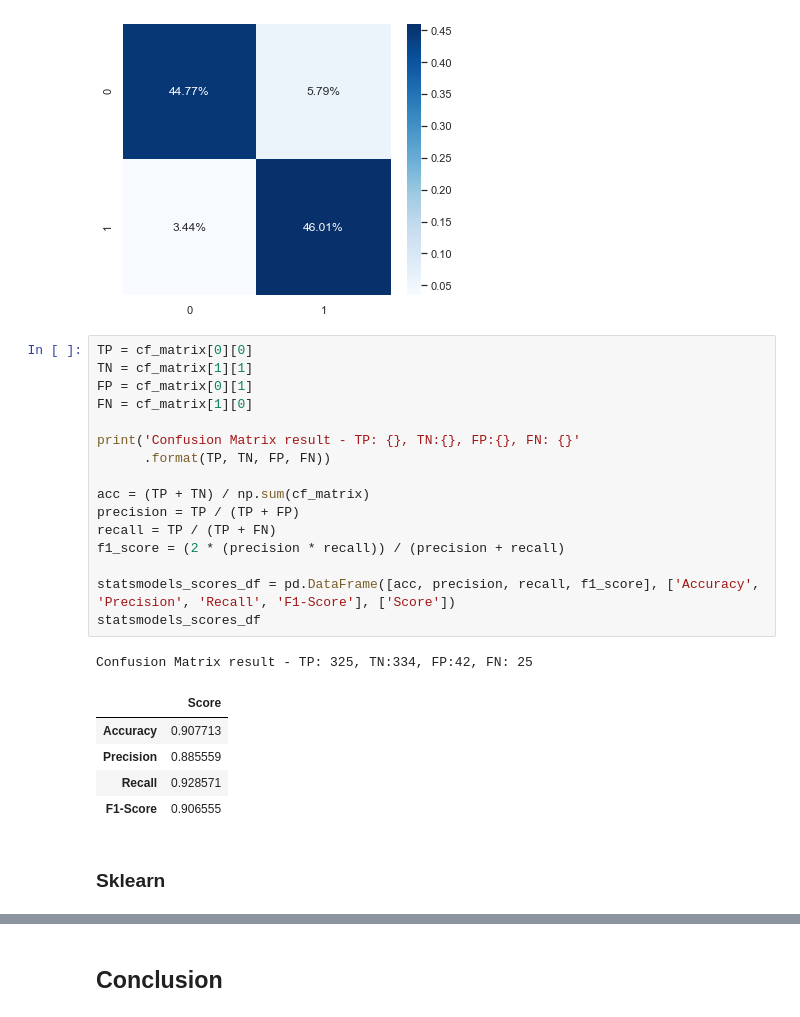
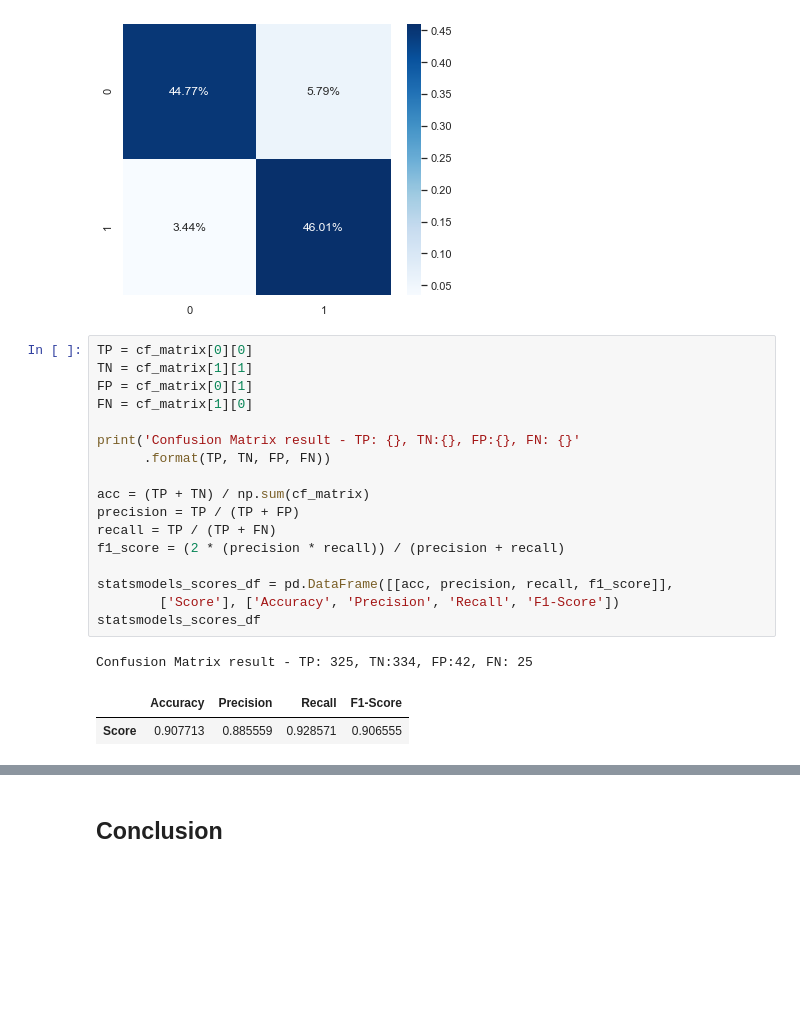
Before and after one commit to quickheaven/scs-3251-statistics-for-data-science, a Jupyter notebook: project_spambase_nb.ipynb, the cells around one changed output, grey strips where cells are left out. Drawn from its saved outputs; the diff is of its cells as text; blank space fills up the shorter version.

```diff
--- a/project_spambase_nb.ipynb
+++ b/project_spambase_nb.ipynb
@@ -284,25 +316,21 @@ sns.heatmap(cf_matrix / np.sum(cf_matrix), annot=True, fmt='.2%', cmap='Blues')
 # %%
 TP = cf_matrix[0][0]
 TN = cf_matrix[1][1]
 FP = cf_matrix[0][1]
 FN = cf_matrix[1][0]
 
 print('Confusion Matrix result - TP: {}, TN:{}, FP:{}, FN: {}'
       .format(TP, TN, FP, FN))
 
 acc = (TP + TN) / np.sum(cf_matrix)
 precision = TP / (TP + FP)
 recall = TP / (TP + FN)
 f1_score = (2 * (precision * recall)) / (precision + recall)
 
-statsmodels_scores_df = pd.DataFrame([acc, precision, recall, f1_score], ['Accuracy', 'Precision', 'Recall', 'F1-Score'], ['Score'])
+statsmodels_scores_df = pd.DataFrame([[acc, precision, recall, f1_score]],
+        ['Score'], ['Accuracy', 'Precision', 'Recall', 'F1-Score'])
 statsmodels_scores_df
 # %% [output]
 Confusion Matrix result - TP: 325, TN:334, FP:42, FN: 25
-|  | Score |
-| Accuracy | 0.907713 |
-| Precision | 0.885559 |
-| Recall | 0.928571 |
-| F1-Score | 0.906555 |
+|  | Accuracy | Precision | Recall | F1-Score |
+| Score | 0.907713 | 0.885559 | 0.928571 | 0.906555 |
-# %% [markdown]
-### Sklearn
```
Also changed, not shown: parts of 41 cells of this notebook, 1 other file.
